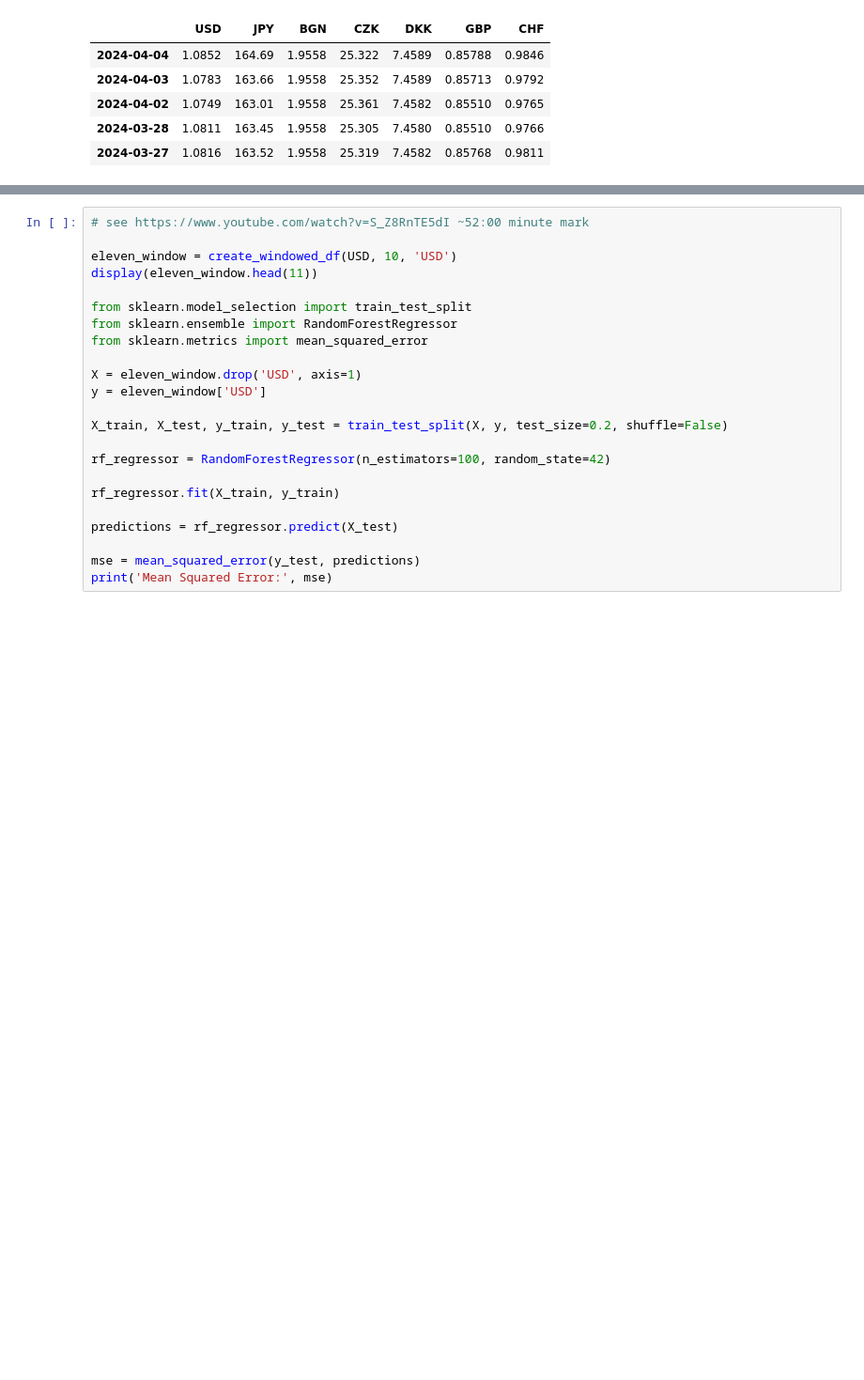
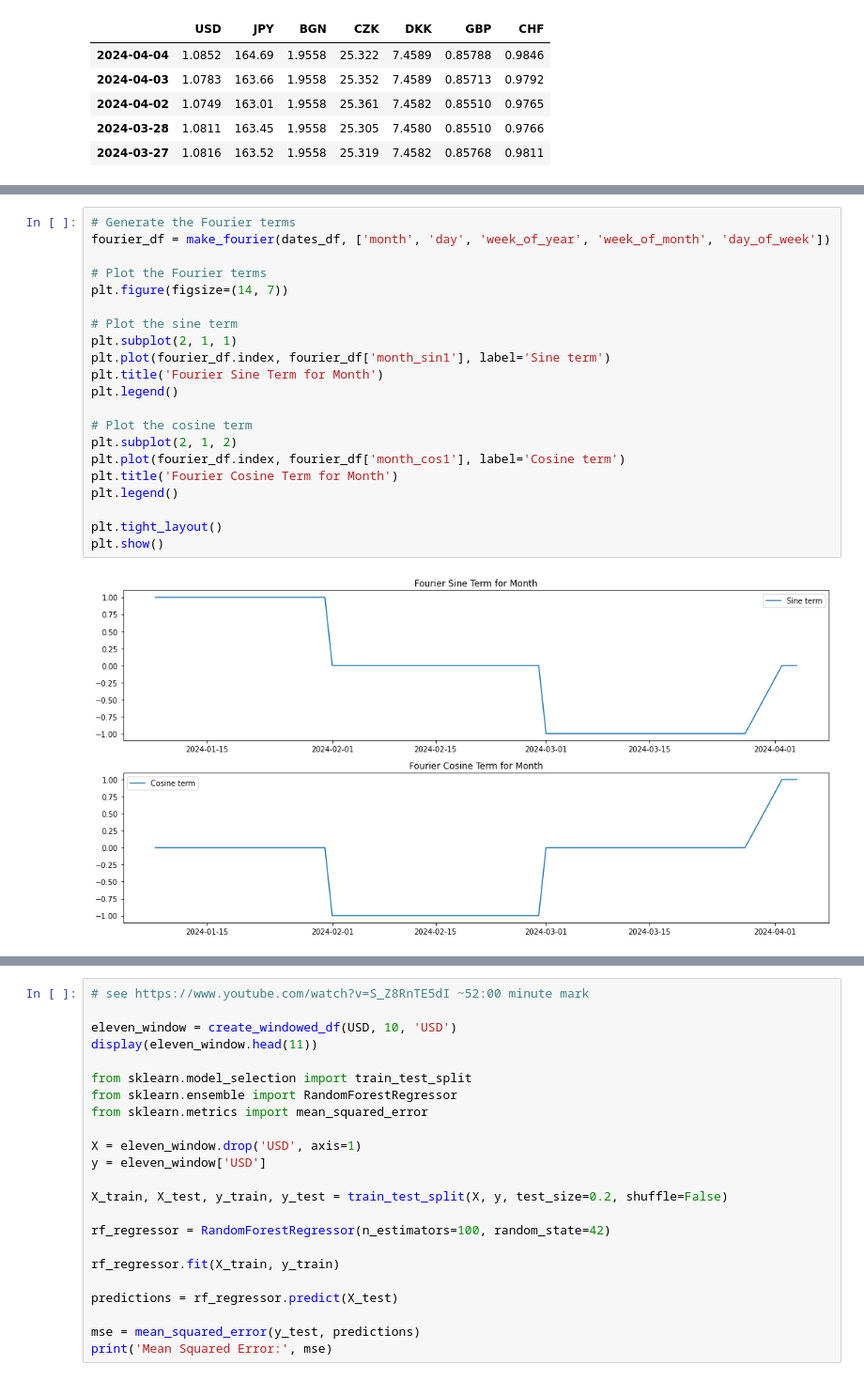
Before and after one commit to mayukhsen13/autoeda_test, a Jupyter notebook: Data_Analysis-ML.ipynb, the cells around one changed output, grey strips where cells are left out. Shown at 94% size. Drawn from its saved outputs; the diff is of its cells as text; blank space fills up the shorter version.

```diff
--- a/Data_Analysis-ML.ipynb
+++ b/Data_Analysis-ML.ipynb
@@ -72,3 +93,26 @@ display(fourier_df.head())
 | 2024-04-02 | 1.0749 | 2024 | -2.449294e-16 | 1.000000e+00 | 0.394356 | 0.918958 | -0.0 | 1.0 | ... |
 | 2024-03-28 | 1.0811 | 2024 | -1.000000e+00 | -1.836970e-16 | -0.571268 | 0.820763 | -0.433884 | 0.900969 | ... |
 | 2024-03-27 | 1.0816 | 2024 | -1.000000e+00 | -1.836970e-16 | -0.724793 | 0.688967 | -0.433884 | 0.900969 | ... |
+# %%
+# Generate the Fourier terms
+fourier_df = make_fourier(dates_df, ['month', 'day', 'week_of_year', 'week_of_month', 'day_of_week'])
+
+# Plot the Fourier terms
+plt.figure(figsize=(14, 7))
+
+# Plot the sine term
+plt.subplot(2, 1, 1)
+plt.plot(fourier_df.index, fourier_df['month_sin1'], label='Sine term')
+plt.title('Fourier Sine Term for Month')
+plt.legend()
+
+# Plot the cosine term
+plt.subplot(2, 1, 2)
+plt.plot(fourier_df.index, fourier_df['month_cos1'], label='Cosine term')
+plt.title('Fourier Cosine Term for Month')
+plt.legend()
+
+plt.tight_layout()
+plt.show()
+# %% [output]
+[figure, added]
```
Also changed, not shown: parts of 24 cells of this notebook, 1 other file.
